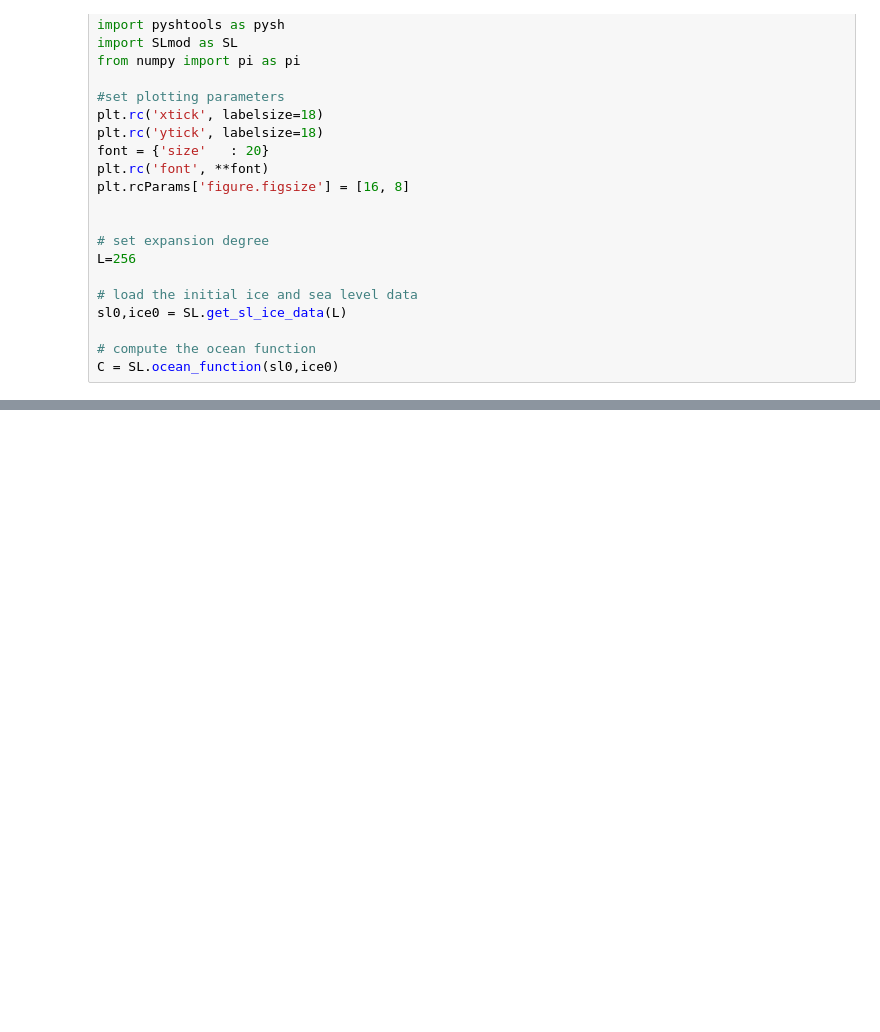
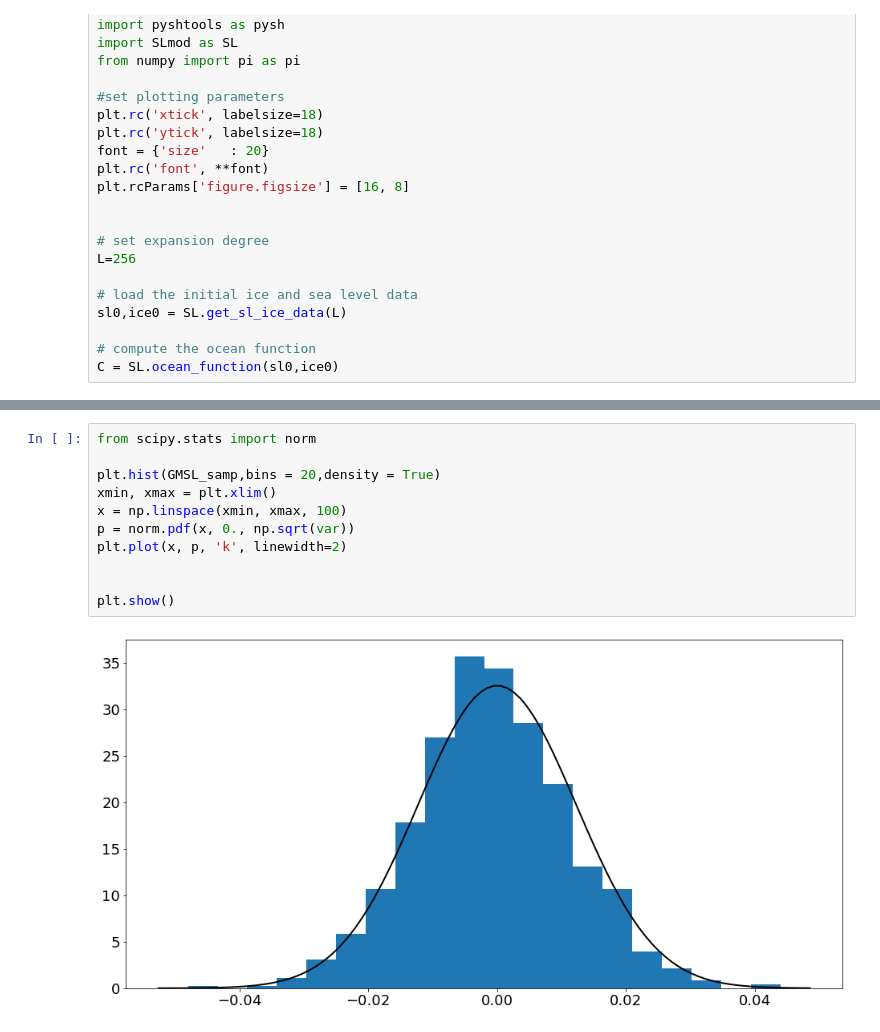
Before and after one commit to da380/SLReciprocityGJI, a Jupyter notebook: SLg.ipynb, the cells around one changed output, grey strips where cells are left out. Saved outputs shown, nothing was run; the diff lists cells and outputs as text; blank space fills up the shorter version.

```diff
--- a/SLg.ipynb
+++ b/SLg.ipynb
@@ -123,0 +150,13 @@ iteration =  7 relative change =  5.345285299144784e-07
+# %%
+from scipy.stats import norm
+
+plt.hist(GMSL_samp,bins = 20,density = True)
+xmin, xmax = plt.xlim()
+x = np.linspace(xmin, xmax, 100)
+p = norm.pdf(x, 0., np.sqrt(var))
+plt.plot(x, p, 'k', linewidth=2)
+
+
+plt.show()
+# %% [output]
+[figure, added]
```
Also changed, not shown: parts of 4 cells of this notebook, 3 other files.
